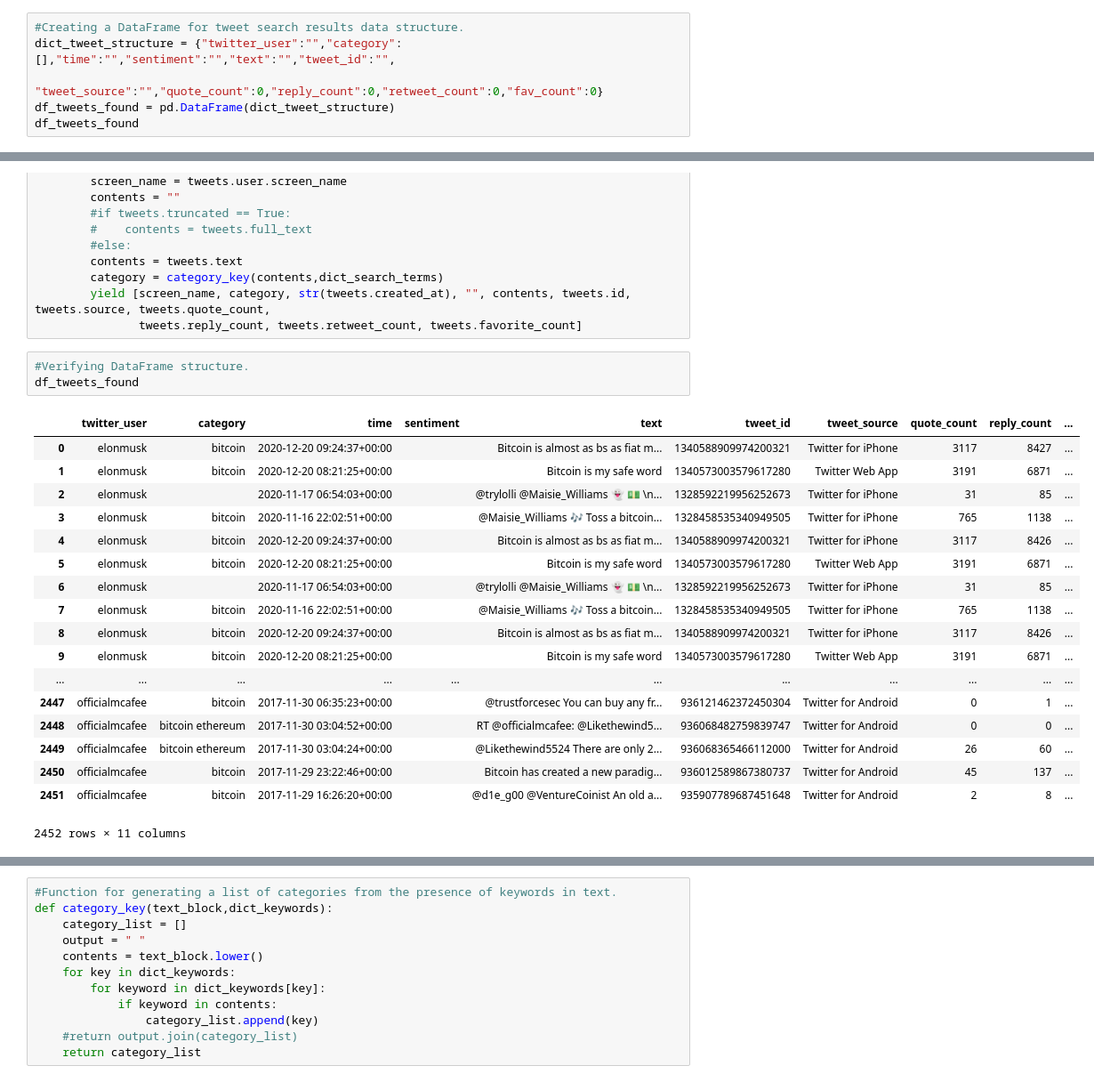
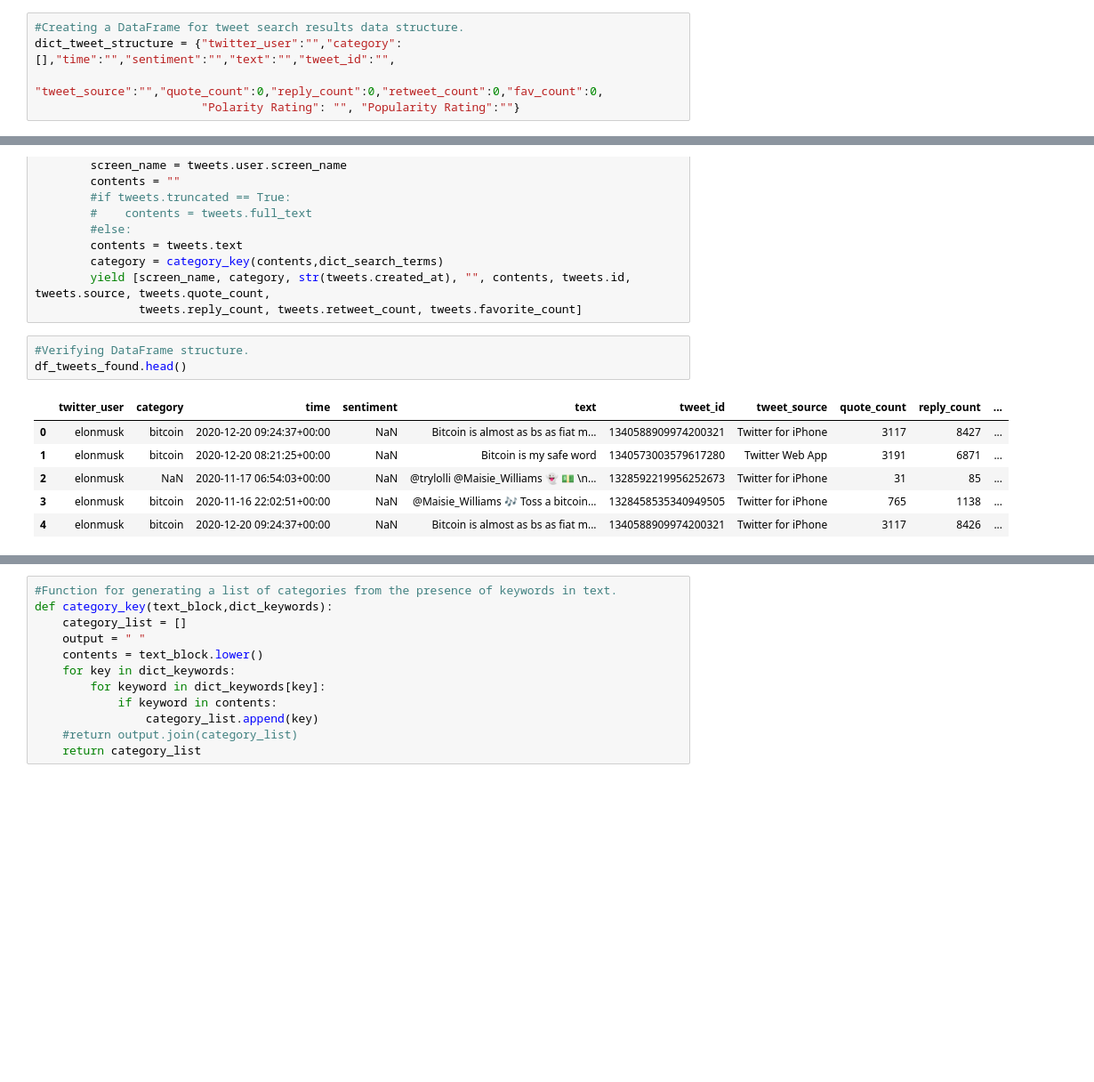
Before and after one commit to mnewk555/Project1_CryptoSentiment, a Jupyter notebook: notebooks/twitter_reader.ipynb, the cells around one changed output, grey strips where cells are left out. Shown at 89% size. Saved outputs shown, nothing was run; the diff lists cells and outputs as text; blank space fills up the shorter version.

```diff
--- a/notebooks/twitter_reader.ipynb
+++ b/notebooks/twitter_reader.ipynb
@@ -22,6 +22,5 @@ api = tweepy.API(auth)
 # %%
 #Creating a DataFrame for tweet search results data structure.
 dict_tweet_structure = {"twitter_user":"","category":[],"time":"","sentiment":"","text":"","tweet_id":"",
-                        "tweet_source":"","quote_count":0,"reply_count":0,"retweet_count":0,"fav_count":0}
-df_tweets_found = pd.DataFrame(dict_tweet_structure)
-df_tweets_found
+                        "tweet_source":"","quote_count":0,"reply_count":0,"retweet_count":0,"fav_count":0,
+                        "Polarity Rating": "", "Popularity Rating":""}
@@ -75,26 +71,14 @@ def tweet_search_full(string_query, date_from = "200603210000", date_to = "20180
                tweets.reply_count, tweets.retweet_count, tweets.favorite_count]
 # %%
 #Verifying DataFrame structure.
-df_tweets_found
+df_tweets_found.head()
 # %% [output]
 |  | twitter_user | category | time | sentiment | text | tweet_id | tweet_source | quote_count | reply_count | ... |
-| 0 | elonmusk | bitcoin | 2020-12-20 09:24:37+00:00 |  | Bitcoin is almost as bs as fiat m... | 1340588909974200321 | Twitter for iPhone | 3117 | 8427 | ... |
-| 1 | elonmusk | bitcoin | 2020-12-20 08:21:25+00:00 |  | Bitcoin is my safe word | 1340573003579617280 | Twitter Web App | 3191 | 6871 | ... |
-| 2 | elonmusk |  | 2020-11-17 06:54:03+00:00 |  | @trylolli @Maisie_Williams 👻 💵 \n... | 1328592219956252673 | Twitter for iPhone | 31 | 85 | ... |
-| 3 | elonmusk | bitcoin | 2020-11-16 22:02:51+00:00 |  | @Maisie_Williams 🎶 Toss a bitcoin... | 1328458535340949505 | Twitter for iPhone | 765 | 1138 | ... |
-| 4 | elonmusk | bitcoin | 2020-12-20 09:24:37+00:00 |  | Bitcoin is almost as bs as fiat m... | 1340588909974200321 | Twitter for iPhone | 3117 | 8426 | ... |
-| 5 | elonmusk | bitcoin | 2020-12-20 08:21:25+00:00 |  | Bitcoin is my safe word | 1340573003579617280 | Twitter Web App | 3191 | 6871 | ... |
-| 6 | elonmusk |  | 2020-11-17 06:54:03+00:00 |  | @trylolli @Maisie_Williams 👻 💵 \n... | 1328592219956252673 | Twitter for iPhone | 31 | 85 | ... |
-| 7 | elonmusk | bitcoin | 2020-11-16 22:02:51+00:00 |  | @Maisie_Williams 🎶 Toss a bitcoin... | 1328458535340949505 | Twitter for iPhone | 765 | 1138 | ... |
-| 8 | elonmusk | bitcoin | 2020-12-20 09:24:37+00:00 |  | Bitcoin is almost as bs as fiat m... | 1340588909974200321 | Twitter for iPhone | 3117 | 8426 | ... |
-| 9 | elonmusk | bitcoin | 2020-12-20 08:21:25+00:00 |  | Bitcoin is my safe word | 1340573003579617280 | Twitter Web App | 3191 | 6871 | ... |
-| ... | ... | ... | ... | ... | ... | ... | ... | ... | ... | ... |
-| 2447 | officialmcafee | bitcoin | 2017-11-30 06:35:23+00:00 |  | @trustforcesec You can buy any fr... | 936121462372450304 | Twitter for Android | 0 | 1 | ... |
-| 2448 | officialmcafee | bitcoin ethereum | 2017-11-30 03:04:52+00:00 |  | RT @officialmcafee: @Likethewind5... | 936068482759839747 | Twitter for Android | 0 | 0 | ... |
-| 2449 | officialmcafee | bitcoin ethereum | 2017-11-30 03:04:24+00:00 |  | @Likethewind5524 There are only 2... | 936068365466112000 | Twitter for Android | 26 | 60 | ... |
-| 2450 | officialmcafee | bitcoin | 2017-11-29 23:22:46+00:00 |  | Bitcoin has created a new paradig... | 936012589867380737 | Twitter for Android | 45 | 137 | ... |
-| 2451 | officialmcafee | bitcoin | 2017-11-29 16:26:20+00:00 |  | @d1e_g00 @VentureCoinist An old a... | 935907789687451648 | Twitter for Android | 2 | 8 | ... |
+| 0 | elonmusk | bitcoin | 2020-12-20 09:24:37+00:00 | NaN | Bitcoin is almost as bs as fiat m... | 1340588909974200321 | Twitter for iPhone | 3117 | 8427 | ... |
+| 1 | elonmusk | bitcoin | 2020-12-20 08:21:25+00:00 | NaN | Bitcoin is my safe word | 1340573003579617280 | Twitter Web App | 3191 | 6871 | ... |
+| 2 | elonmusk | NaN | 2020-11-17 06:54:03+00:00 | NaN | @trylolli @Maisie_Williams 👻 💵 \n... | 1328592219956252673 | Twitter for iPhone | 31 | 85 | ... |
+| 3 | elonmusk | bitcoin | 2020-11-16 22:02:51+00:00 | NaN | @Maisie_Williams 🎶 Toss a bitcoin... | 1328458535340949505 | Twitter for iPhone | 765 | 1138 | ... |
+| 4 | elonmusk | bitcoin | 2020-12-20 09:24:37+00:00 | NaN | Bitcoin is almost as bs as fiat m... | 1340588909974200321 | Twitter for iPhone | 3117 | 8426 | ... |
-2452 rows × 11 columns
 # %%
 #This function searches the last month, but uses the same arguments and formatting as full archive; useful for testing without using up queries.
 def tweet_search_month(string_query, date_from = "200603210000", date_to = "202101170000", number_tweets = 100):
```
Also changed, not shown: parts of 16 cells of this notebook.
